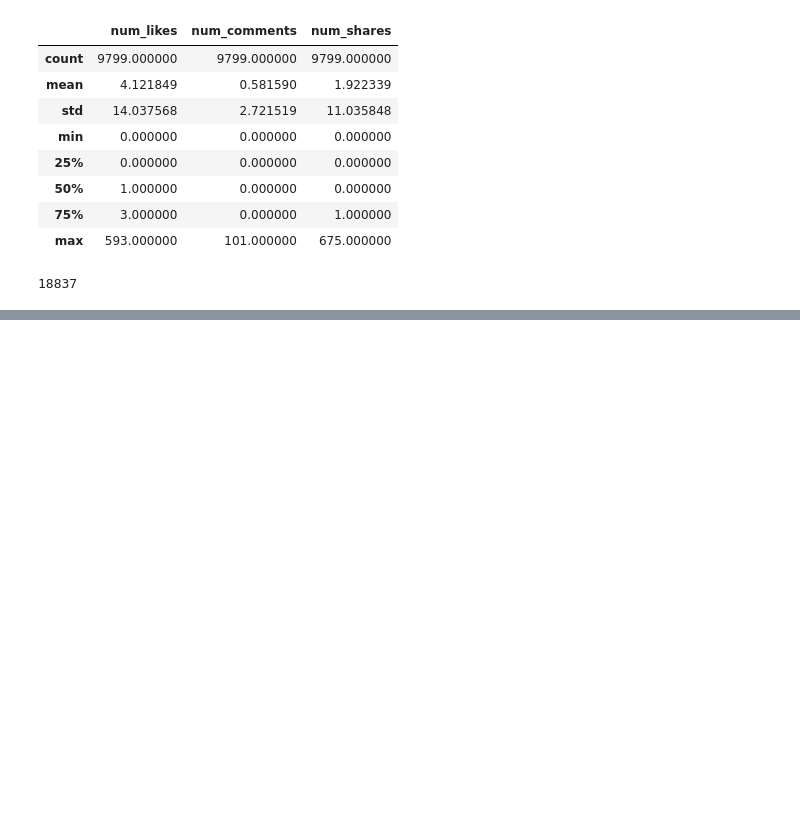
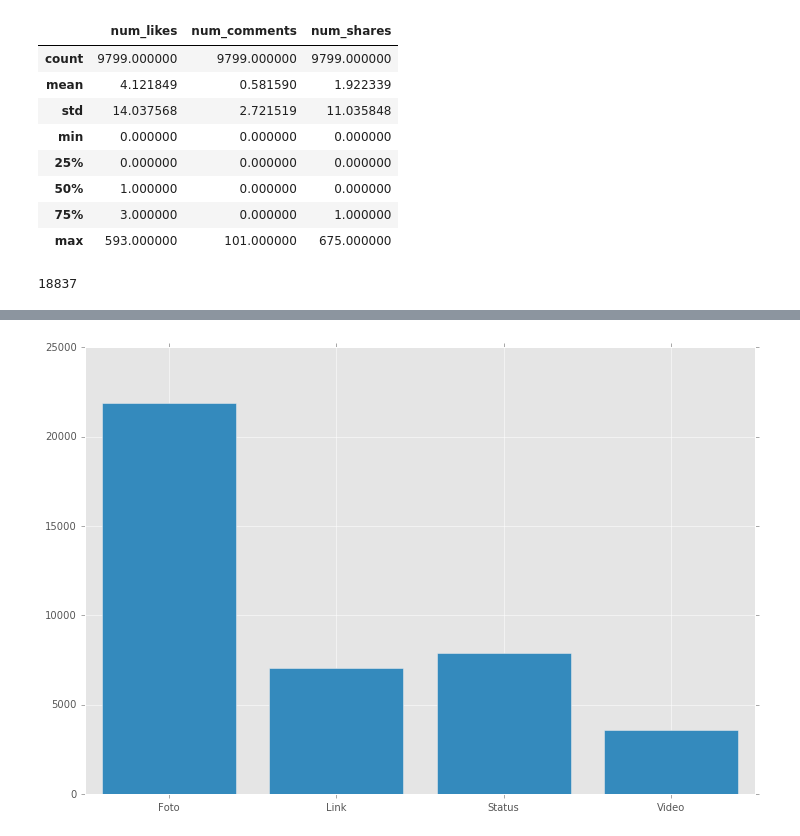
Before and after one commit to marcogoldin/data_science, a Jupyter notebook: com_venezia_facebook/Comune di Venezia, analisi facebook newsfeed 2009-2016.ipynb, the cells around one changed output, grey strips where cells are left out. Cells and saved outputs as stored; diff of their text form; code cells hidden in the pictures; blank space fills up the shorter version.

```diff
--- a/com_venezia_facebook/Comune di Venezia, analisi facebook newsfeed 2009-2016.ipynb
+++ b/com_venezia_facebook/Comune di Venezia, analisi facebook newsfeed 2009-2016.ipynb
@@ -60,0 +53,16 @@ Name: num_comments, dtype: bool
+# %%
+photo = df.loc[df['status_type']=='photo']
+link = df.loc[df['status_type']=='link']
+status = df.loc[df['status_type']=='status']
+video = df.loc[df['status_type']=='video']
+# %%
+tipo = [1,2,3,4]
+likes = [photo.num_likes.sum(),link.num_likes.sum(),status.num_likes.sum(),video.num_likes.sum()]
+
+LABELS = ["Foto", "Link", "Status","Video"]
+
+plt.bar(tipo, likes, align='center')
+plt.xticks(tipo, LABELS)
+plt.show()
+# %% [output]
+[figure, added]
```
Also changed, not shown: parts of 6 cells of this notebook.
